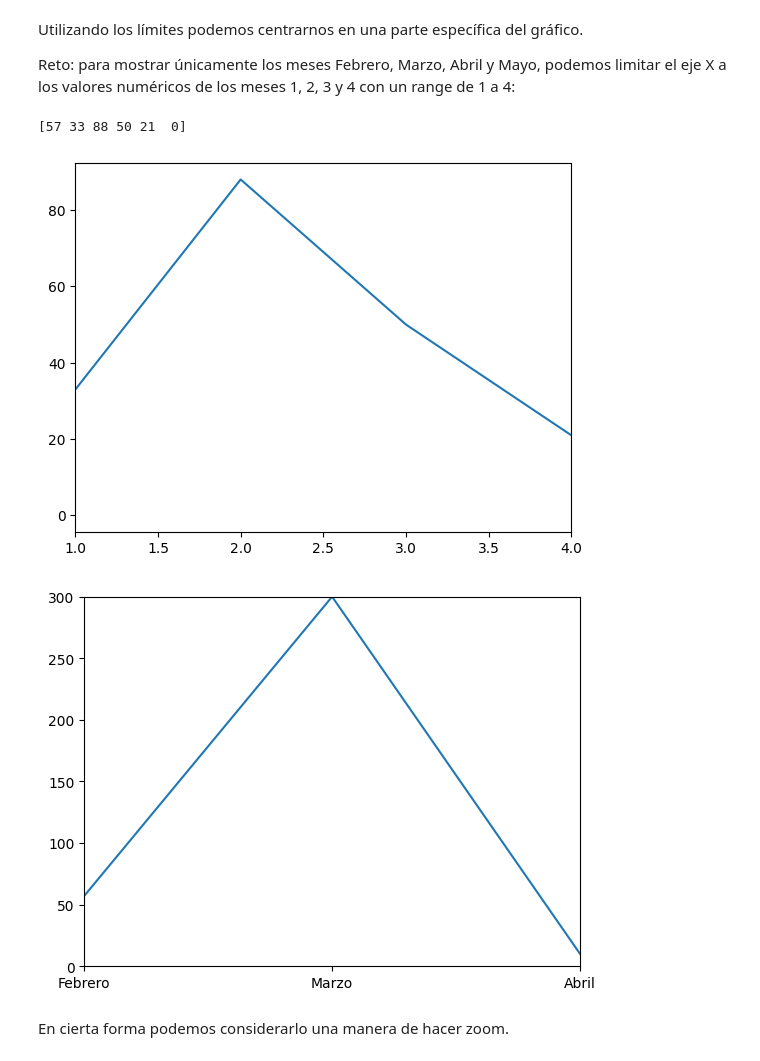
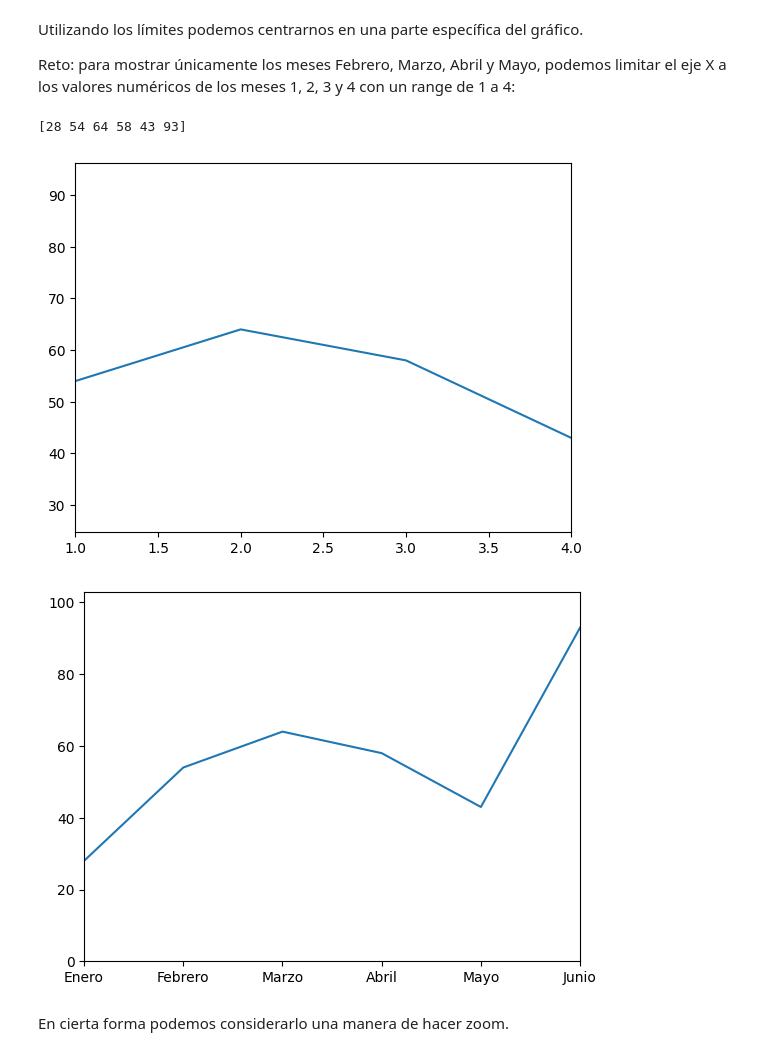
Before and after one commit to ksalazar0570/Programacion-Python-Basico-GRUPO-1---6181133432, a Jupyter notebook: Estudiantes/Karla Salazar/Clase 10/Notebook/04 - Límites.ipynb, the cells around one changed output. Cells and saved outputs as stored; diff of their text form; code cells hidden in the pictures.

```diff
--- a/Estudiantes/Karla Salazar/Clase 10/Notebook/04 - Límites.ipynb
+++ b/Estudiantes/Karla Salazar/Clase 10/Notebook/04 - Límites.ipynb
@@ -61,31 +59,32 @@ Reto: para mostrar únicamente los meses Febrero, Marzo, Abril y Mayo, podemos l
 # Paso 1: Añadir el gráfico
 ahorros = np.random.randint(0,100, size=[6])
 print(ahorros)
-plt.plot(ahorros)
+mapeado_y = range(len(ahorros))
+plt.plot(mapeado_y, ahorros)
 plt.xlim(1,4)
 plt.show()
 # %% [output]
-[57 33 88 50 21  0]
+[28 54 64 58 43 93]
-[figure, old version]
+[figure, new version]
 # %%
 # Límites horizontales
 # Paso 1: Añadir el gráfico
 plt.plot(ahorros)
 
 # Paso 2: Mapeamos los valores horizontales
 meses = ['Enero','Febrero','Marzo','Abril','Mayo','Junio']
 mapeado = range(len(meses))
 plt.xticks(mapeado,meses)
 
 # Paso 3: Configurar el límite horizontal
-plt.xlim(1,3)
+plt.xlim(0,5)
 
 # Paso 4: Configurar el límite vertical
-plt.ylim(0,300)
+plt.ylim(0,ahorros.max() + 10)
 
 # Paso 5: Mostrar gráfico
 plt.show()
 # %% [output]
-[figure, old version]
+[figure, new version]
 # %% [markdown]
 En cierta forma podemos considerarlo una manera de hacer zoom.
```
Also changed, not shown: parts of 1 cell of this notebook, 7 other files.
